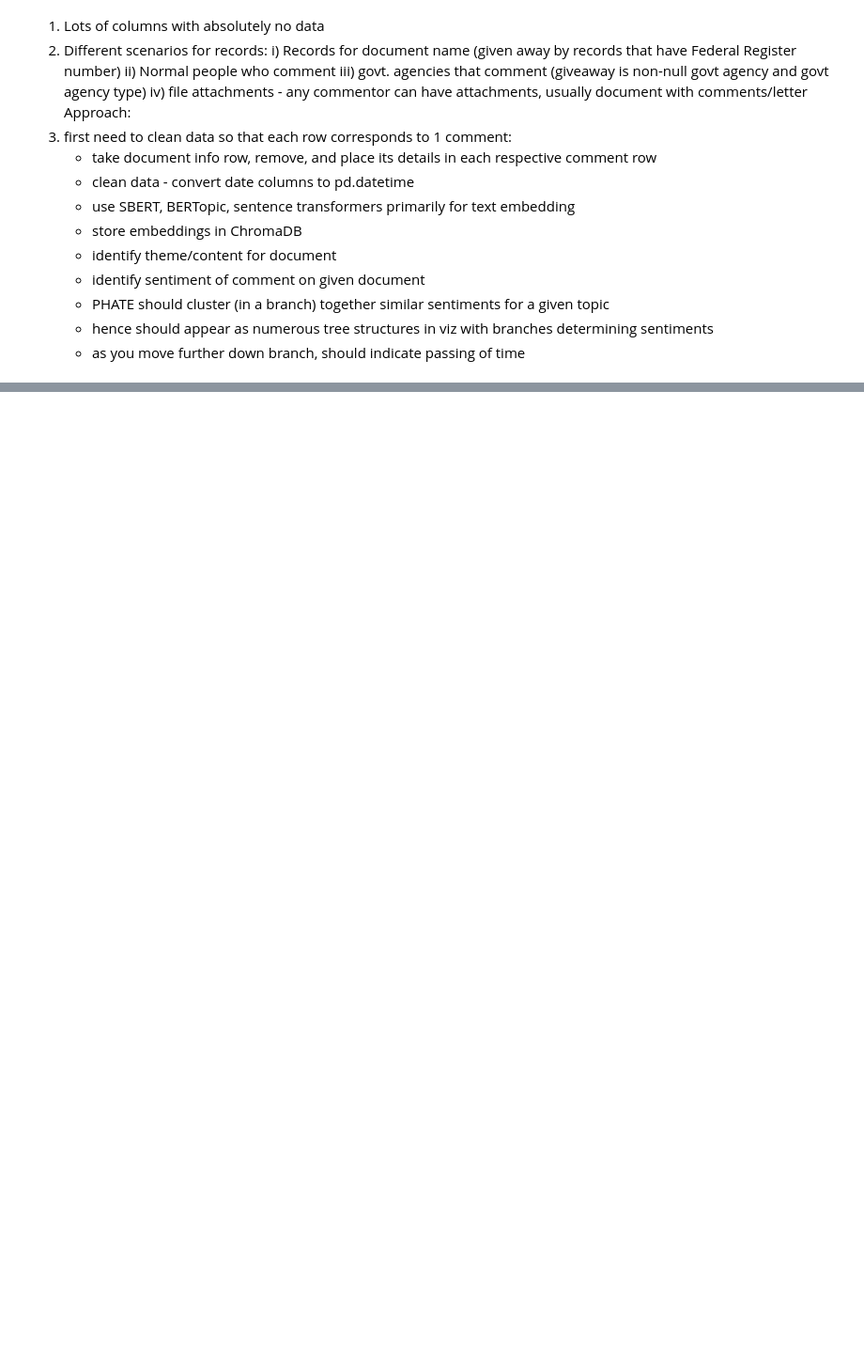
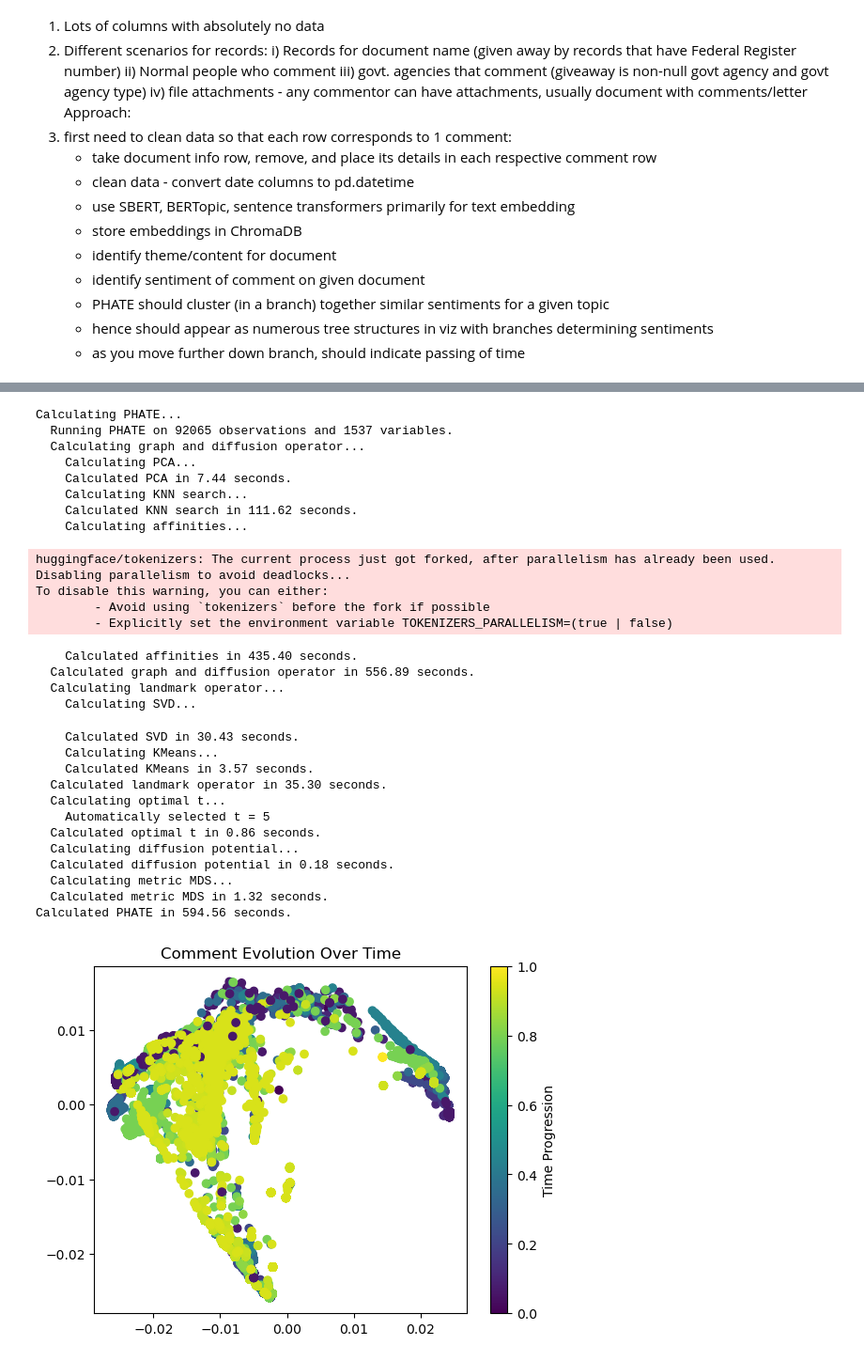
Before and after one commit to wangzey5/TwoSix_Spring25, a Jupyter notebook: eda.ipynb, the cells around one changed output, grey strips where cells are left out. Shown at 94% size. Saved outputs shown, nothing was run; the diff lists cells and outputs as text; code cells hidden in the pictures; blank space fills up the shorter version.

Commit message:
produced embeddings and PHATE visualization

```diff
--- a/eda.ipynb
+++ b/eda.ipynb
@@ -175,0 +232,63 @@ Approach:
+# %%
+topic_embeddings = topic_embedder.encode(comment_data,show_progress_bar=True)
+# %%
+perspective_embeddings = perspective_model.encode(comment_data,show_progress_bar=True)
+# %%
+# Concatenate topic + perspective embeddings
+final_embeddings = np.hstack((topic_embeddings, perspective_embeddings))
+# %%
+from sklearn.preprocessing import MinMaxScaler
+
+# Example timestamps (YYYY-MM-DD format)
+timestamps = pd.to_datetime(comments["Posted Date"]).astype(int) / 10**9  # Convert to Unix timestamps
+timestamps = timestamps.to_numpy()
+
+# Normalize timestamps to [0,1] range
+scaler = MinMaxScaler()
+normalized_timestamps = scaler.fit_transform(timestamps.reshape(-1, 1))
+
+# Append normalized time to embeddings
+final_embeddings = np.hstack((final_embeddings, normalized_timestamps))
+# %%
+import phate
+import matplotlib.pyplot as plt
+
+# Run PHATE
+phate_operator = phate.PHATE()
+phate_embedding = phate_operator.fit_transform(final_embeddings)
+
+# Visualize
+plt.scatter(phate_embedding[:, 0], phate_embedding[:, 1], c=normalized_timestamps, cmap="viridis")
+plt.colorbar(label="Time Progression")
+plt.title("Comment Evolution Over Time")
+plt.show()
+# %% [output]
+Calculating PHATE...
+  Running PHATE on 92065 observations and 1537 variables.
+  Calculating graph and diffusion operator...
+    Calculating PCA...
+    Calculated PCA in 7.44 seconds.
+    Calculating KNN search...
+    Calculated KNN search in 111.62 seconds.
+    Calculating affinities...
+huggingface/tokenizers: The current process just got forked, after parallelism has already been used. Disabling parallelism to avoid deadlocks...
+To disable this warning, you can either:
+        - Avoid using `tokenizers` before the fork if possible
+        - Explicitly set the environment variable TOKENIZERS_PARALLELISM=(true | false)
+    Calculated affinities in 435.40 seconds.
+  Calculated graph and diffusion operator in 556.89 seconds.
+  Calculating landmark operator...
+    Calculating SVD...
+    Calculated SVD in 30.43 seconds.
+    Calculating KMeans...
+    Calculated KMeans in 3.57 seconds.
+  Calculated landmark operator in 35.30 seconds.
+  Calculating optimal t...
+    Automatically selected t = 5
+  Calculated optimal t in 0.86 seconds.
+  Calculating diffusion potential...
+  Calculated diffusion potential in 0.18 seconds.
+  Calculating metric MDS...
+  Calculated metric MDS in 1.32 seconds.
+Calculated PHATE in 594.56 seconds.
+[figure, added]
```
Also changed, not shown: parts of 12 cells of this notebook.
